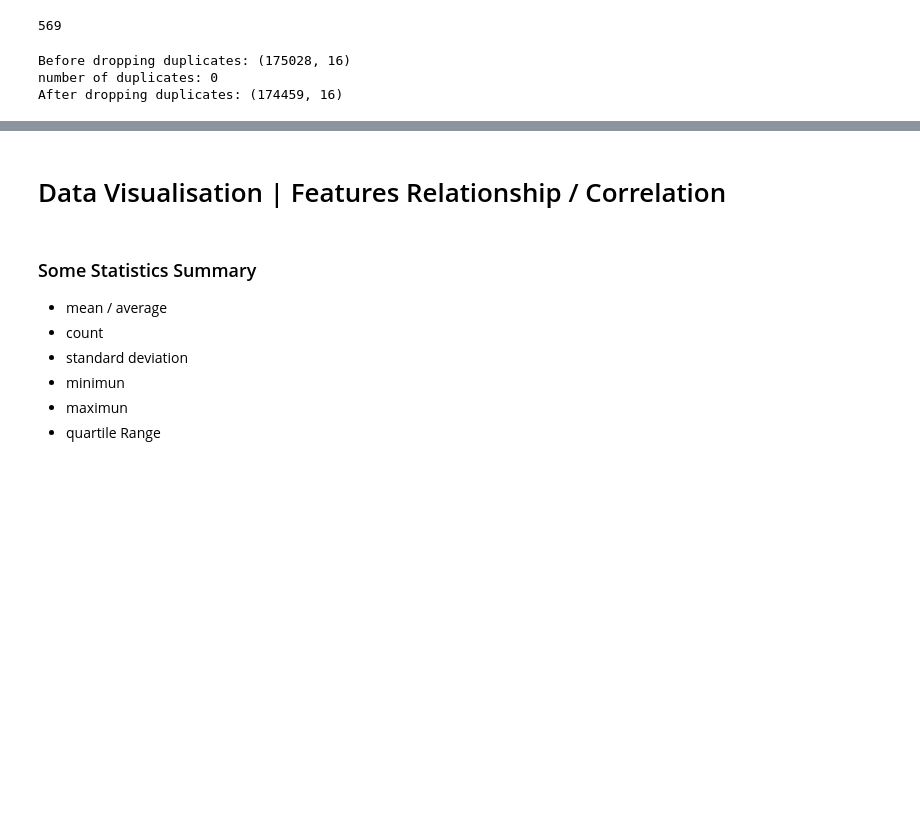
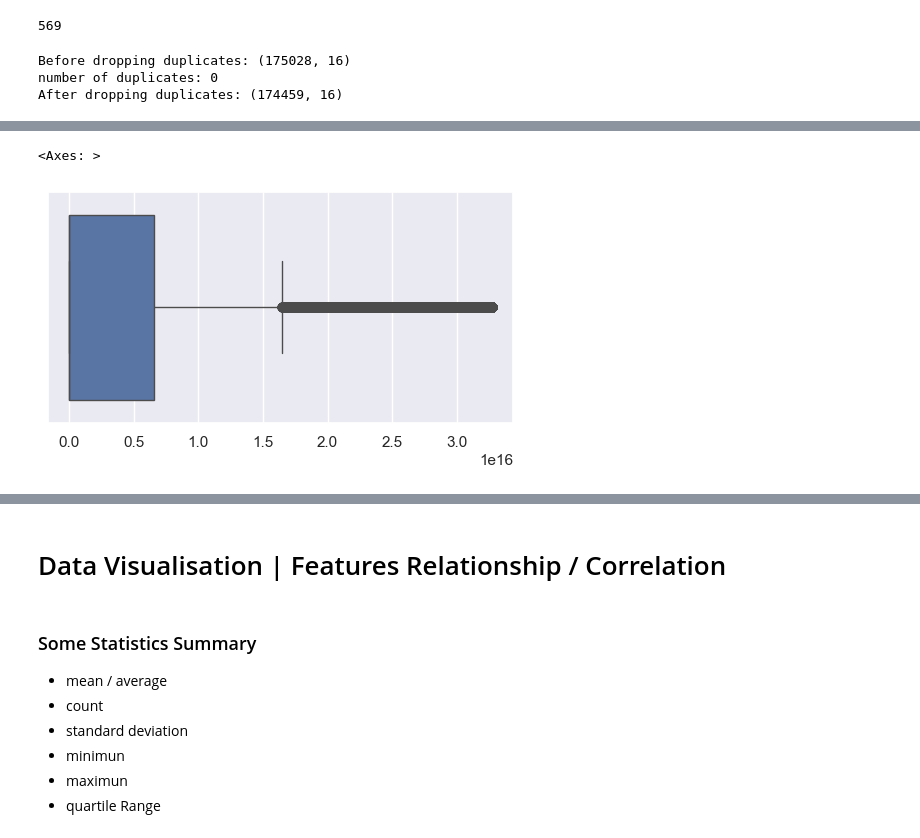
Before and after one commit to kibambe-0167/lrd-first, a Jupyter notebook: app.ipynb, the cells around one changed output, grey strips where cells are left out. Saved outputs shown, nothing was run; the diff lists cells and outputs as text; code cells hidden in the pictures; blank space fills up the shorter version.

```diff
--- a/app.ipynb
+++ b/app.ipynb
@@ -318,0 +337,8 @@ After dropping duplicates: (174459, 16)
+# %%
+winso_df = winsorize(df['CreditBalanceSalary'],limits=[0.05, 0.05] )
+#
+plt.figure(figsize=(6, 3))
+sns.boxplot(x=winso_df)
+# %% [output]
+<Axes: >
+[figure, added]
```
Also changed, not shown: parts of 11 cells of this notebook, 4 other files.
